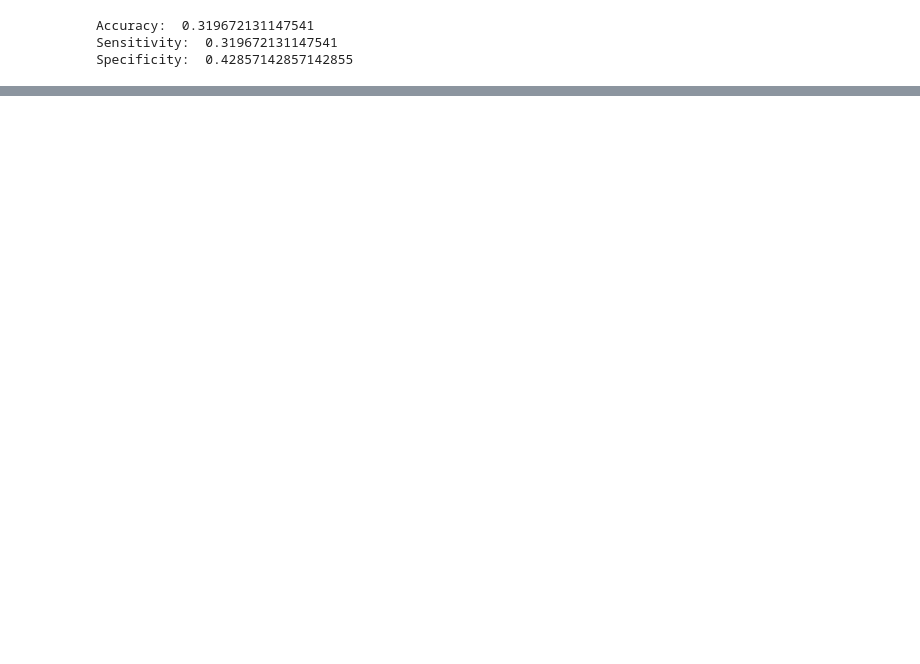
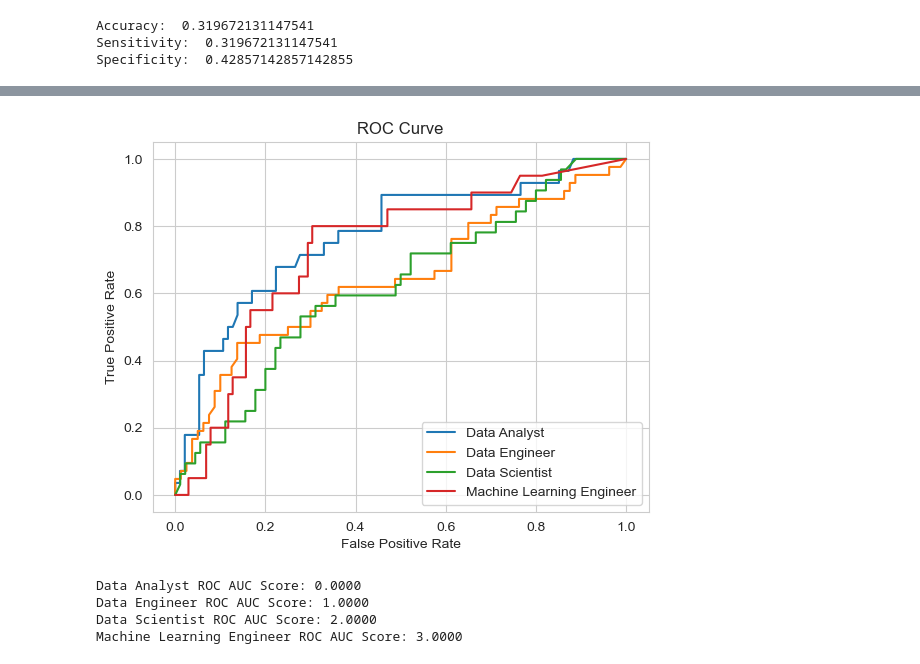
Before and after one commit to dfarone02/Data-Science-Job-Salaries, a Jupyter notebook: notebooks/AdvancedClassification.ipynb, the cells around one changed output, grey strips where cells are left out. Cells and saved outputs as stored; diff of their text form; code cells hidden in the pictures; blank space fills up the shorter version.

```diff
--- a/notebooks/AdvancedClassification.ipynb
+++ b/notebooks/AdvancedClassification.ipynb
@@ -222,10 +145,52 @@ for i in range(y_test.shape[1]):
-# %%
-# Get predicted labels on the test set
-y_pred = clf_gs.predict(X_test)
-
-# Create a confusion matrix for each target class
-for i in range(y_test.shape[1]):
-    cm = confusion_matrix(y_test[:,i], y_pred[:,i])
-    print(f"Confusion matrix for target {i}:")
-    print(cm)
+# %%
+# calculate ROC curve and ROC AUC score for each column of y
+#set a value for the 4 job fields in each iteration so we can break it down by each career field in the larger model
+for i in range(y_test.shape[1]):
+    if i == 0:
+        job_field = 'Data Analyst'
+    elif i == 1:
+        job_field = 'Data Engineer'
+    elif i == 2:
+        job_field = 'Data Scientist'
+    else:
+        job_field = 'Machine Learning Engineer'
+    # calculate ROC curve
+    fpr, tpr, thresholds = roc_curve(y_test.iloc[:, i], clf_gs.estimators_[i].predict_proba(X_test)[:, 1])
+
+    # plot ROC curve
+    plt.plot(fpr, tpr, label=job_field)
+
+#set lables and legends for the plot
+plt.xlabel('False Positive Rate')
+plt.ylabel('True Positive Rate')
+plt.title('ROC Curve')
+plt.legend()
+#actually show the plot
+plt.show()
+# %% [output]
+[figure, added]
+# %%
+# calculate ROC AUC score
+#set a value for the 4 job fields in each iteration so we can break it down by each career field in the larger model
+for i in range(y_test.shape[1]):
+    if i == 0:
+        job_field = 'Data Analyst'
+    elif i == 1:
+        job_field = 'Data Engineer'
+    elif i == 2:
+        job_field = 'Data Scientist'
+    else:
+        job_field = 'Machine Learning Engineer'
+
+# calculate the ROC AUC score for the current job field using the corresponding estimator in the model
+log_roc_auc = roc_auc_score(y_test.iloc[:, i], clf_gs.estimators_[i].predict_proba(X_test)[:, 1])
+
+# format the output string to include the job field and the ROC AUC score, then print it
+roc_auc_format = job_field + ' ROC AUC Score: {:.4f}'.format(log_roc_auc)
+print(roc_auc_format)
+# %% [output]
+Data Analyst ROC AUC Score: 0.0000
+Data Engineer ROC AUC Score: 1.0000
+Data Scientist ROC AUC Score: 2.0000
+Machine Learning Engineer ROC AUC Score: 3.0000
 # %%
```
Also changed, not shown: parts of 14 cells of this notebook, 5 other files.
